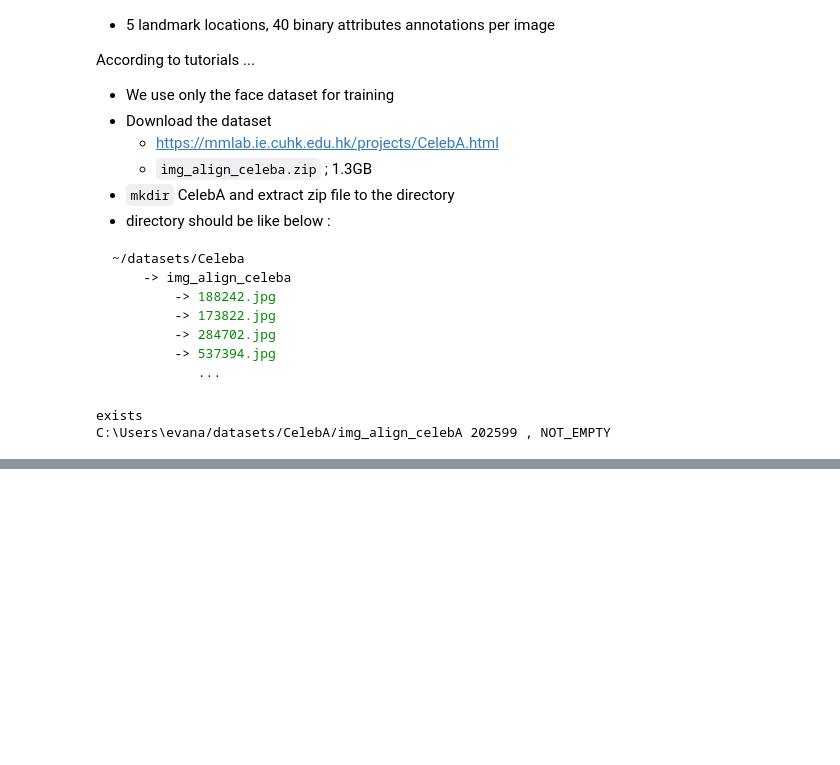
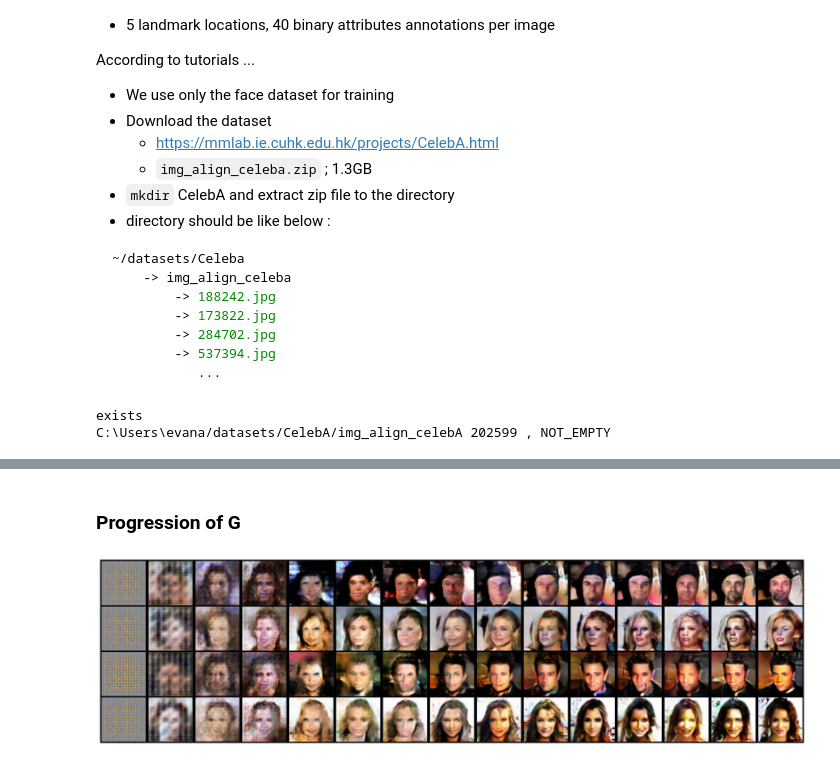
Before and after one commit to yuyunjae/deep-learning-practice, a Jupyter notebook: yebin/Tutorials/DCGAN_Tutorial.ipynb, the cells around one changed output, grey strips where cells are left out. Drawn from its saved outputs; the diff is of its cells as text; code cells hidden in the pictures; blank space fills up the shorter version.

```diff
--- a/yebin/Tutorials/DCGAN_Tutorial.ipynb
+++ b/yebin/Tutorials/DCGAN_Tutorial.ipynb
@@ -219,0 +574,15 @@ Check the image above !
+# %% [markdown]
+### Progression of G
+# %%
+T = len(img_list)
+pick = np.linspace(0, T-1, 15, dtype=int)
+
+blocks = [img_list[idx] for idx in pick]
+panel = torch.cat(blocks, dim=2)
+
+plt.figure(figsize=(10*2.2, 5*2.2))
+plt.axis("off")
+plt.imshow(panel.permute(1, 2, 0).numpy())
+plt.show()
+# %% [output]
+[figure, added]
```
Also changed, not shown: parts of 28 cells of this notebook.
